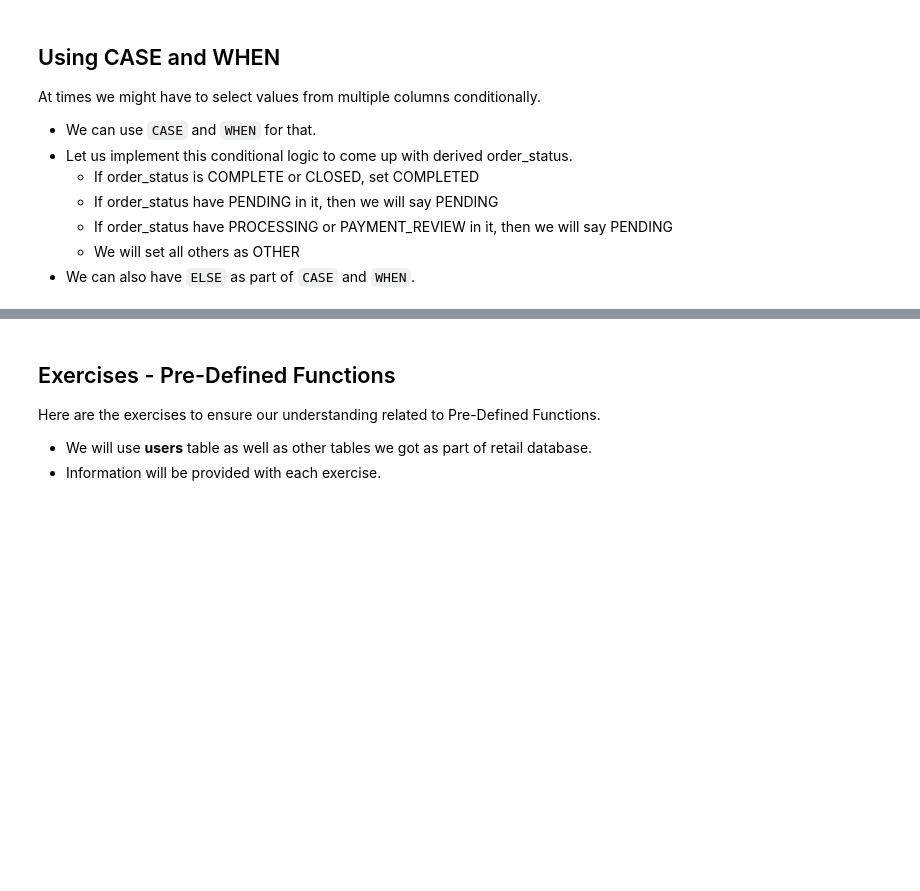
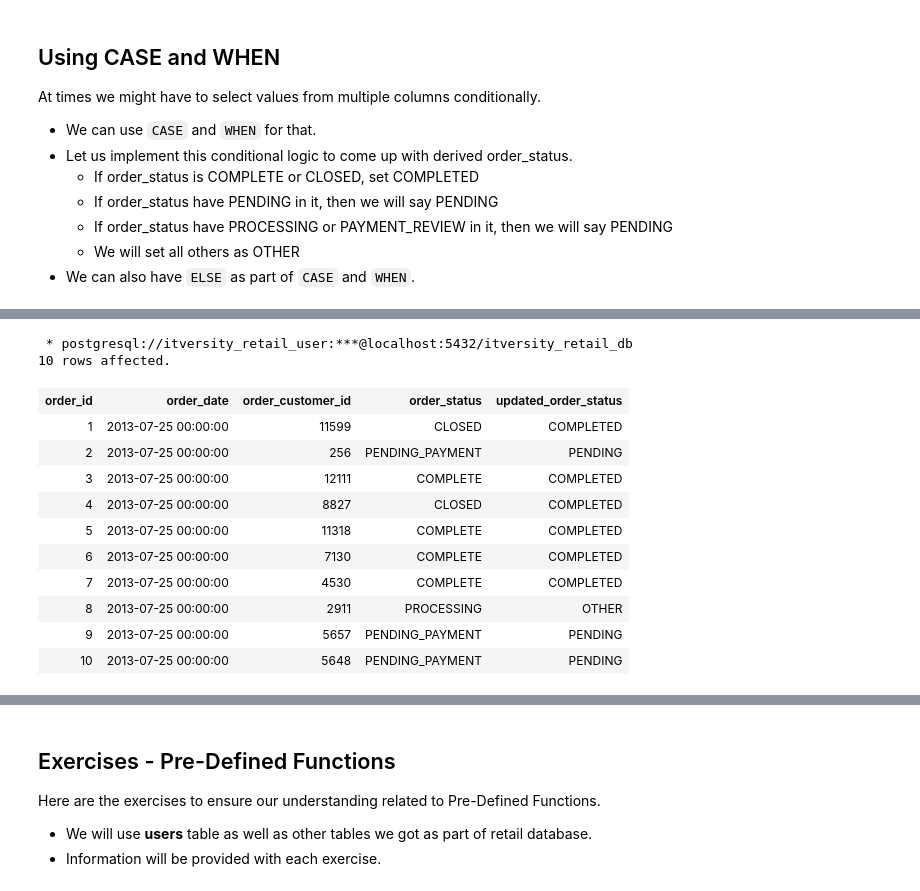
Before and after one commit to itversity/mastering-postgresql, a Jupyter notebook: 06_predefined_functions.ipynb, the cells around one changed output, grey strips where cells are left out. Saved outputs shown, nothing was run; the diff lists cells and outputs as text; code cells hidden in the pictures; blank space fills up the shorter version.

```diff
--- a/06_predefined_functions.ipynb
+++ b/06_predefined_functions.ipynb
@@ -1001,14 +1159,28 @@ LIMIT 10
 # %%
 %%sql
 
 SELECT o.*,
     CASE
         WHEN order_status IN ('COMPLETE', 'CLOSED') THEN 'COMPLETED'
-        WHEN order_status LIKE '%PENDING%' THEN 'PENDING'
+        WHEN order_status ~ 'PENDING' THEN 'PENDING'
         ELSE 'OTHER'
     END AS updated_order_status
 FROM orders o
 LIMIT 10
+# %% [output]
+ * postgresql://itversity_retail_user:***@localhost:5432/itversity_retail_db
+10 rows affected.
+| order_id | order_date | order_customer_id | order_status | updated_order_status |
+| 1 | 2013-07-25 00:00:00 | 11599 | CLOSED | COMPLETED |
+| 2 | 2013-07-25 00:00:00 | 256 | PENDING_PAYMENT | PENDING |
+| 3 | 2013-07-25 00:00:00 | 12111 | COMPLETE | COMPLETED |
+| 4 | 2013-07-25 00:00:00 | 8827 | CLOSED | COMPLETED |
+| 5 | 2013-07-25 00:00:00 | 11318 | COMPLETE | COMPLETED |
+| 6 | 2013-07-25 00:00:00 | 7130 | COMPLETE | COMPLETED |
+| 7 | 2013-07-25 00:00:00 | 4530 | COMPLETE | COMPLETED |
+| 8 | 2013-07-25 00:00:00 | 2911 | PROCESSING | OTHER |
+| 9 | 2013-07-25 00:00:00 | 5657 | PENDING_PAYMENT | PENDING |
+| 10 | 2013-07-25 00:00:00 | 5648 | PENDING_PAYMENT | PENDING |
 # %%
 %%sql
 
```
Also changed, not shown: parts of 46 cells of this notebook, 5 other files.
